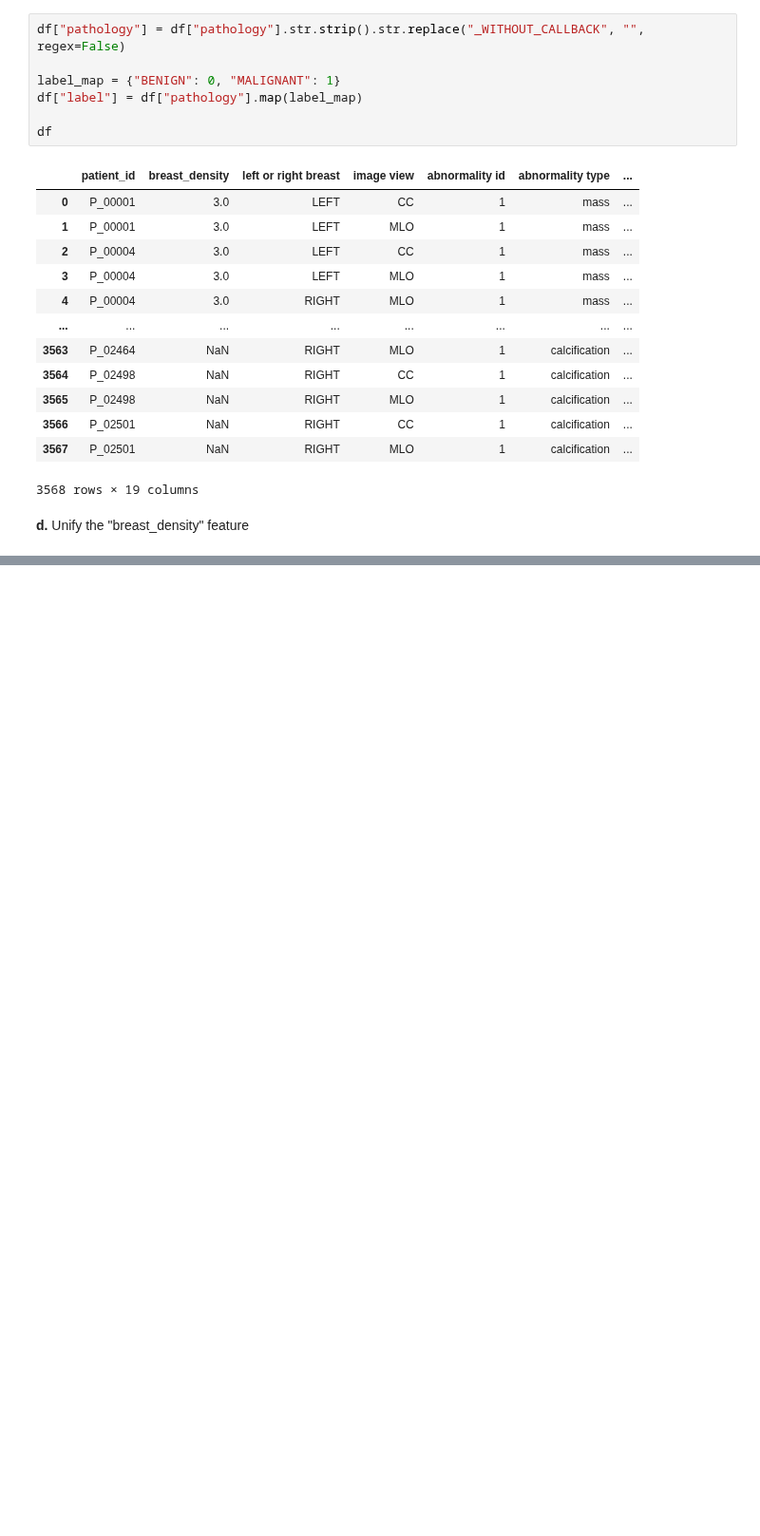
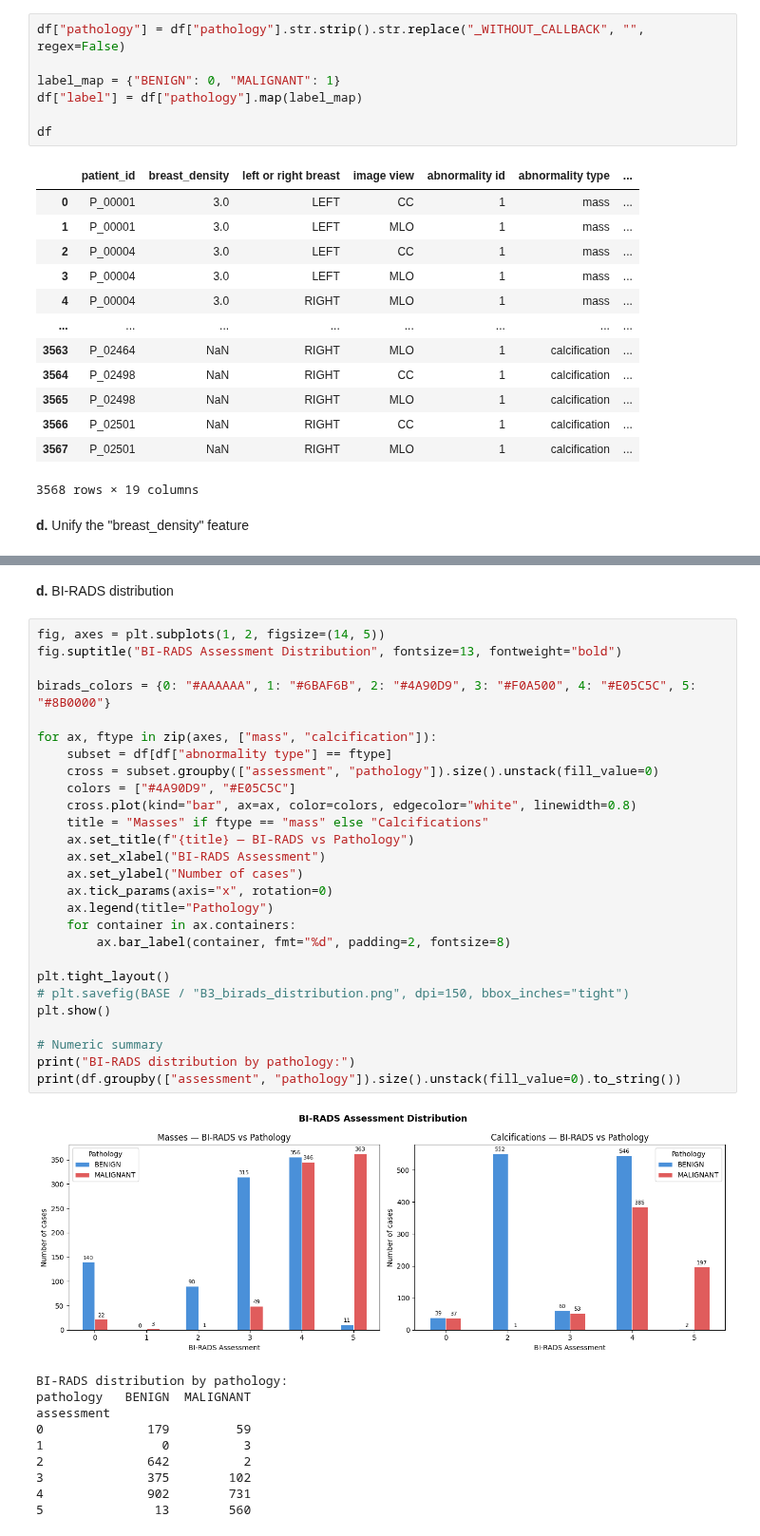
Before and after one commit to AlexanderSanchezGarcia/Breast_Cancer_QML, a Jupyter notebook: Code/1_EDA.ipynb, the cells around one changed output, grey strips where cells are left out. Shown at 95% size. Drawn from its saved outputs; the diff is of its cells as text; blank space fills up the shorter version.

```diff
--- a/Code/1_EDA.ipynb
+++ b/Code/1_EDA.ipynb
@@ -151,0 +612,40 @@ df
+# %% [markdown]
+**d.** BI-RADS distribution
+# %%
+fig, axes = plt.subplots(1, 2, figsize=(14, 5))
+fig.suptitle("BI-RADS Assessment Distribution", fontsize=13, fontweight="bold")
+
+birads_colors = {0: "#AAAAAA", 1: "#6BAF6B", 2: "#4A90D9", 3: "#F0A500", 4: "#E05C5C", 5: "#8B0000"}
+
+for ax, ftype in zip(axes, ["mass", "calcification"]):
+    subset = df[df["abnormality type"] == ftype]
+    cross = subset.groupby(["assessment", "pathology"]).size().unstack(fill_value=0)
+    colors = ["#4A90D9", "#E05C5C"]
+    cross.plot(kind="bar", ax=ax, color=colors, edgecolor="white", linewidth=0.8)
+    title = "Masses" if ftype == "mass" else "Calcifications"
+    ax.set_title(f"{title} — BI-RADS vs Pathology")
+    ax.set_xlabel("BI-RADS Assessment")
+    ax.set_ylabel("Number of cases")
+    ax.tick_params(axis="x", rotation=0)
+    ax.legend(title="Pathology")
+    for container in ax.containers:
+        ax.bar_label(container, fmt="%d", padding=2, fontsize=8)
+
+plt.tight_layout()
+# plt.savefig(BASE / "B3_birads_distribution.png", dpi=150, bbox_inches="tight")
+plt.show()
+
+# Numeric summary
+print("BI-RADS distribution by pathology:")
+print(df.groupby(["assessment", "pathology"]).size().unstack(fill_value=0).to_string())
+# %% [output]
+[figure, added]
+BI-RADS distribution by pathology:
+pathology   BENIGN  MALIGNANT
+assessment
+0              179         59
+1                0          3
+2              642          2
+3              375        102
+4              902        731
+5               13        560
```
Also changed, not shown: parts of 49 cells of this notebook, 1 other file.
